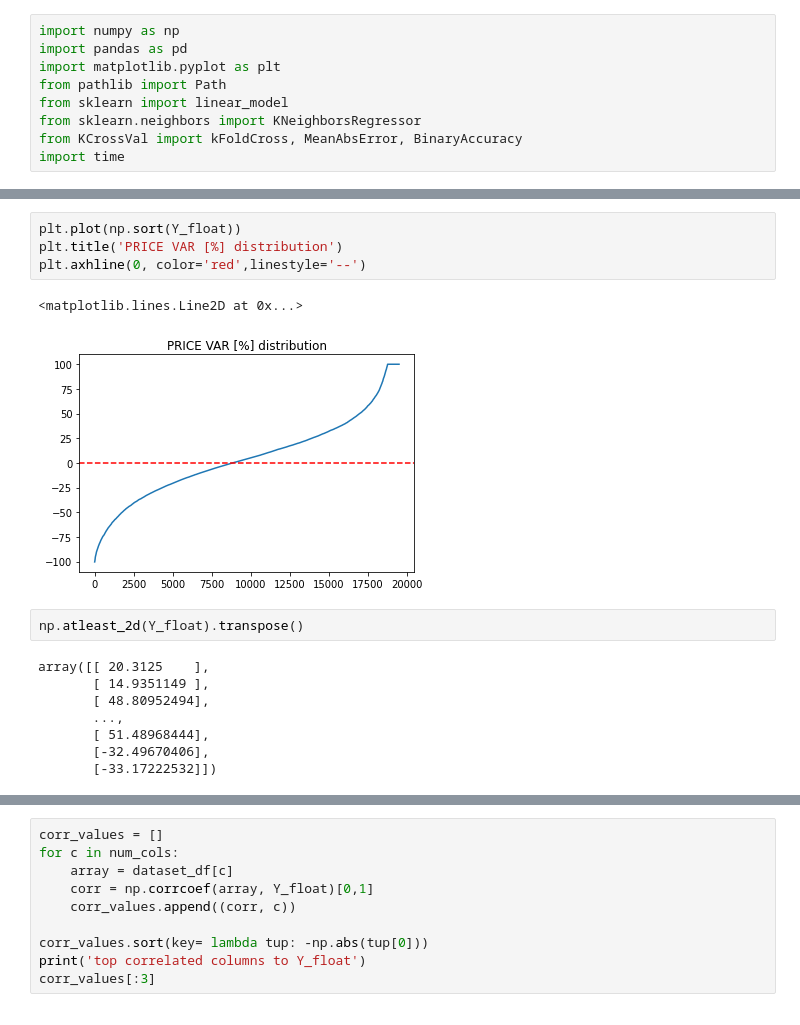
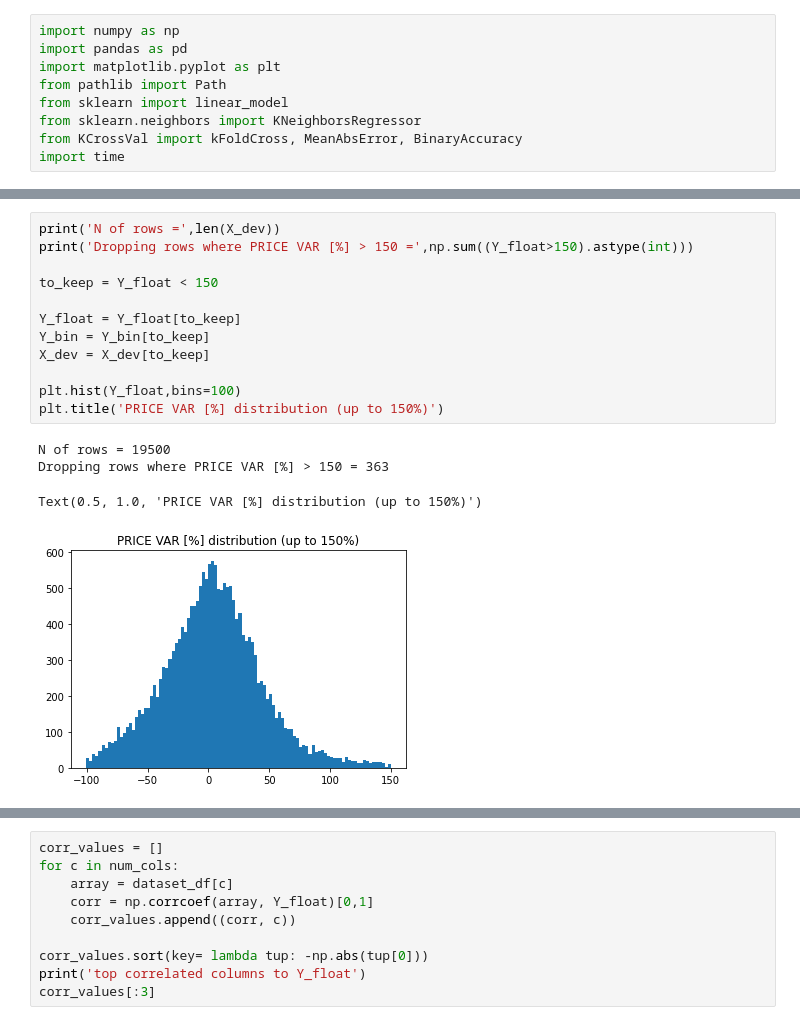
Before and after one commit to michelebersani/StatisticalLearning, a Jupyter notebook: regression.ipynb, the cells around one changed output, grey strips where cells are left out. Drawn from its saved outputs; the diff is of its cells as text.

```diff
--- a/regression.ipynb
+++ b/regression.ipynb
@@ -33,18 +18,18 @@ N of rows where PRICE VAR [%] > 100 = 735
-# %%
-plt.plot(np.sort(Y_float))
-plt.title('PRICE VAR [%] distribution')
-plt.axhline(0, color='red',linestyle='--')
-# %% [output]
-<matplotlib.lines.Line2D at 0x...>
-[figure, removed]
-# %%
-np.atleast_2d(Y_float).transpose()
-# %% [output]
-array([[ 20.3125    ],
-       [ 14.9351149 ],
-       [ 48.80952494],
-       ...,
-       [ 51.48968444],
-       [-32.49670406],
-       [-33.17222532]])
+# %%
+print('N of rows =',len(X_dev))
+print('Dropping rows where PRICE VAR [%] > 150 =',np.sum((Y_float>150).astype(int)))
+
+to_keep = Y_float < 150
+
+Y_float = Y_float[to_keep]
+Y_bin = Y_bin[to_keep]
+X_dev = X_dev[to_keep]
+
+plt.hist(Y_float,bins=100)
+plt.title('PRICE VAR [%] distribution (up to 150%)')
+# %% [output]
+N of rows = 19500
+Dropping rows where PRICE VAR [%] > 150 = 363
+Text(0.5, 1.0, 'PRICE VAR [%] distribution (up to 150%)')
+[figure, added]
 # %%
```
Also changed, not shown: parts of 3 cells of this notebook, 1 other file.
